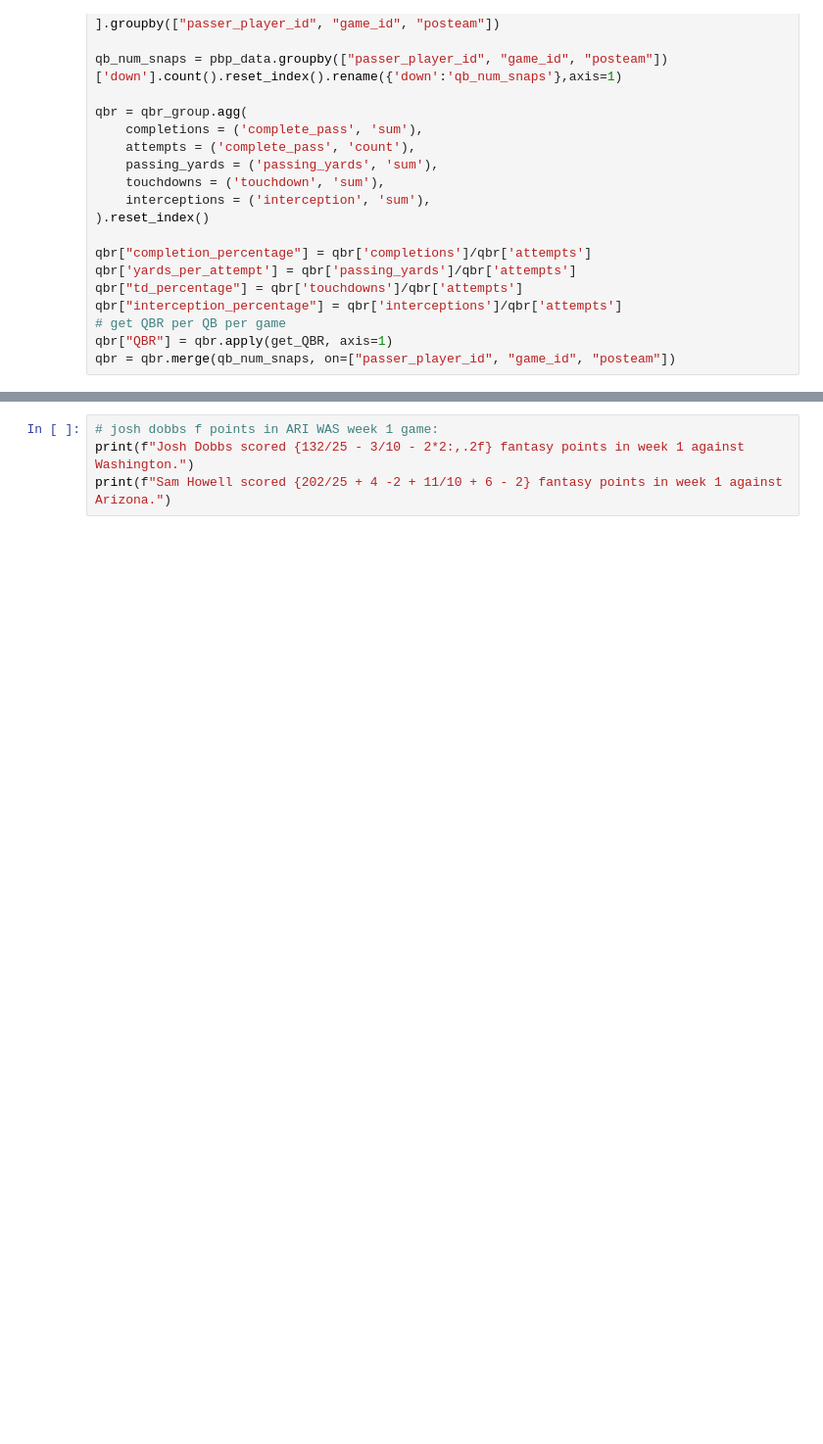
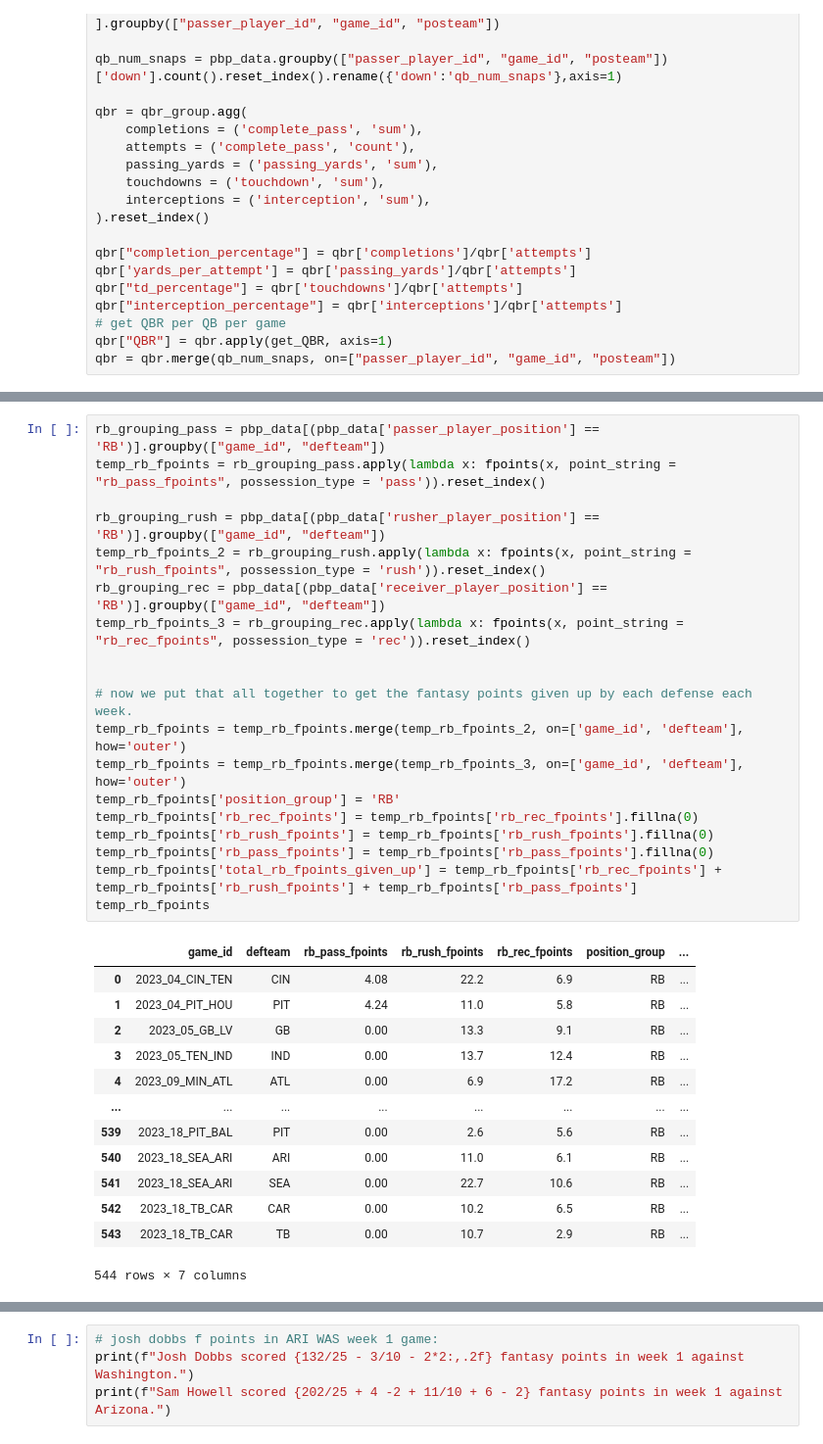
Before and after one commit to ColinB19/FantasyFootballAnalysis, a Jupyter notebook: NFL_dataset_creation.ipynb, the cells around one changed output, grey strips where cells are left out. Shown at 98% size. Saved outputs shown, nothing was run; the diff lists cells and outputs as text; blank space fills up the shorter version.

Commit message:
got fantasy points allowed accross all positions

```diff
--- a/NFL_dataset_creation.ipynb
+++ b/NFL_dataset_creation.ipynb
@@ -1086,3 +1058,36 @@ temp_qb_fpoints
 | 542 | 2023_18_TB_CAR | CAR | 5.48 | 0.7 | 0.0 | QB | ... |
 | 543 | 2023_18_TB_CAR | TB | 1.76 | 2.4 | 0.0 | QB | ... |
 544 rows × 7 columns
+# %%
+rb_grouping_pass = pbp_data[(pbp_data['passer_player_position'] == 'RB')].groupby(["game_id", "defteam"])
+temp_rb_fpoints = rb_grouping_pass.apply(lambda x: fpoints(x, point_string = "rb_pass_fpoints", possession_type = 'pass')).reset_index()
+
+rb_grouping_rush = pbp_data[(pbp_data['rusher_player_position'] == 'RB')].groupby(["game_id", "defteam"])
+temp_rb_fpoints_2 = rb_grouping_rush.apply(lambda x: fpoints(x, point_string = "rb_rush_fpoints", possession_type = 'rush')).reset_index()
+rb_grouping_rec = pbp_data[(pbp_data['receiver_player_position'] == 'RB')].groupby(["game_id", "defteam"])
+temp_rb_fpoints_3 = rb_grouping_rec.apply(lambda x: fpoints(x, point_string = "rb_rec_fpoints", possession_type = 'rec')).reset_index()
+
+
+# now we put that all together to get the fantasy points given up by each defense each week.
+temp_rb_fpoints = temp_rb_fpoints.merge(temp_rb_fpoints_2, on=['game_id', 'defteam'], how='outer')
+temp_rb_fpoints = temp_rb_fpoints.merge(temp_rb_fpoints_3, on=['game_id', 'defteam'], how='outer')
+temp_rb_fpoints['position_group'] = 'RB'
+temp_rb_fpoints['rb_rec_fpoints'] = temp_rb_fpoints['rb_rec_fpoints'].fillna(0)
+temp_rb_fpoints['rb_rush_fpoints'] = temp_rb_fpoints['rb_rush_fpoints'].fillna(0)
+temp_rb_fpoints['rb_pass_fpoints'] = temp_rb_fpoints['rb_pass_fpoints'].fillna(0)
+temp_rb_fpoints['total_rb_fpoints_given_up'] = temp_rb_fpoints['rb_rec_fpoints'] + temp_rb_fpoints['rb_rush_fpoints'] + temp_rb_fpoints['rb_pass_fpoints']
+temp_rb_fpoints
+# %% [output]
+|  | game_id | defteam | rb_pass_fpoints | rb_rush_fpoints | rb_rec_fpoints | position_group | ... |
+| 0 | 2023_04_CIN_TEN | CIN | 4.08 | 22.2 | 6.9 | RB | ... |
+| 1 | 2023_04_PIT_HOU | PIT | 4.24 | 11.0 | 5.8 | RB | ... |
+| 2 | 2023_05_GB_LV | GB | 0.00 | 13.3 | 9.1 | RB | ... |
+| 3 | 2023_05_TEN_IND | IND | 0.00 | 13.7 | 12.4 | RB | ... |
+| 4 | 2023_09_MIN_ATL | ATL | 0.00 | 6.9 | 17.2 | RB | ... |
+| ... | ... | ... | ... | ... | ... | ... | ... |
+| 539 | 2023_18_PIT_BAL | PIT | 0.00 | 2.6 | 5.6 | RB | ... |
+| 540 | 2023_18_SEA_ARI | ARI | 0.00 | 11.0 | 6.1 | RB | ... |
+| 541 | 2023_18_SEA_ARI | SEA | 0.00 | 22.7 | 10.6 | RB | ... |
+| 542 | 2023_18_TB_CAR | CAR | 0.00 | 10.2 | 6.5 | RB | ... |
+| 543 | 2023_18_TB_CAR | TB | 0.00 | 10.7 | 2.9 | RB | ... |
+544 rows × 7 columns
```
Also changed, not shown: parts of 8 cells of this notebook.
